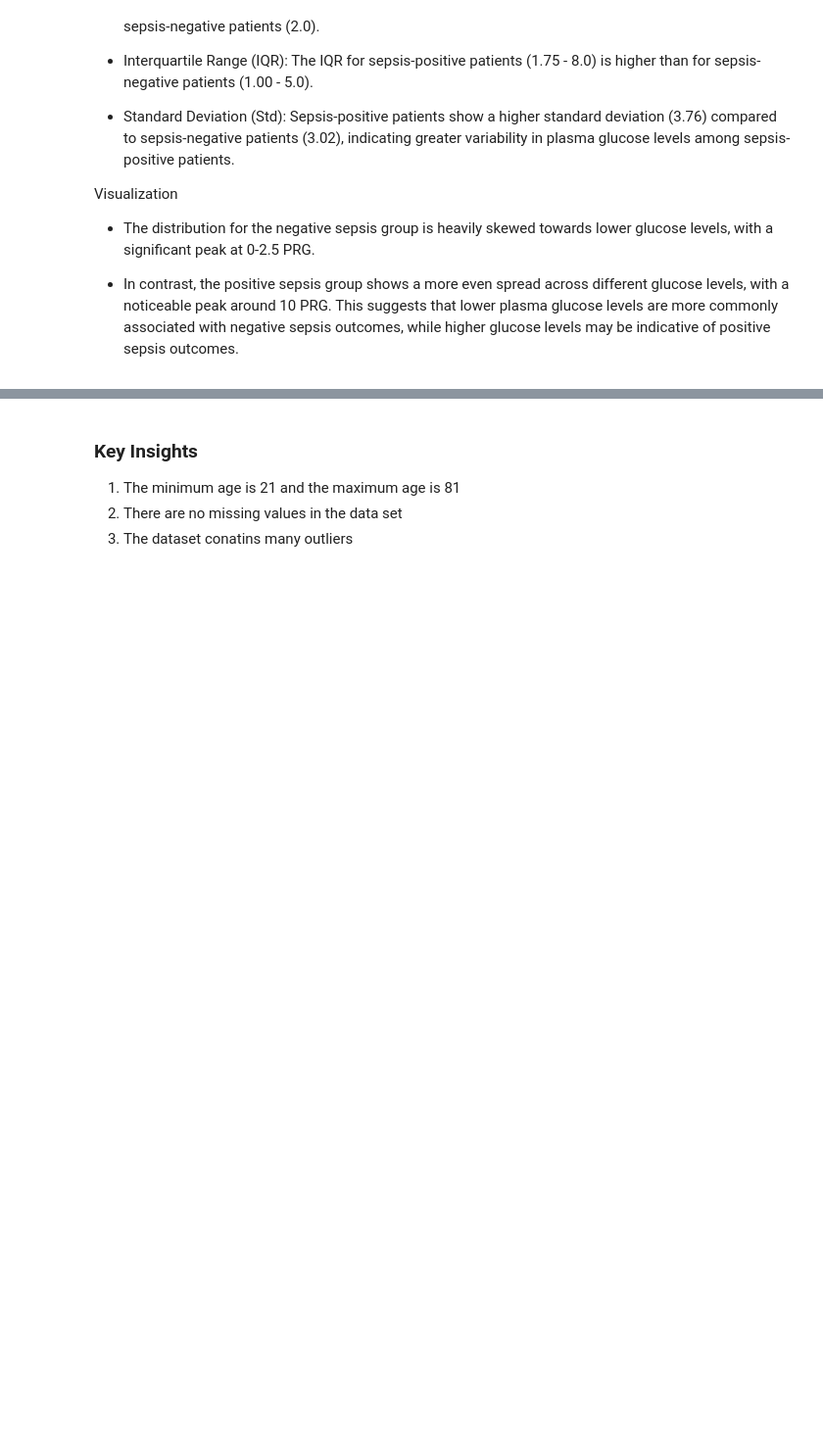
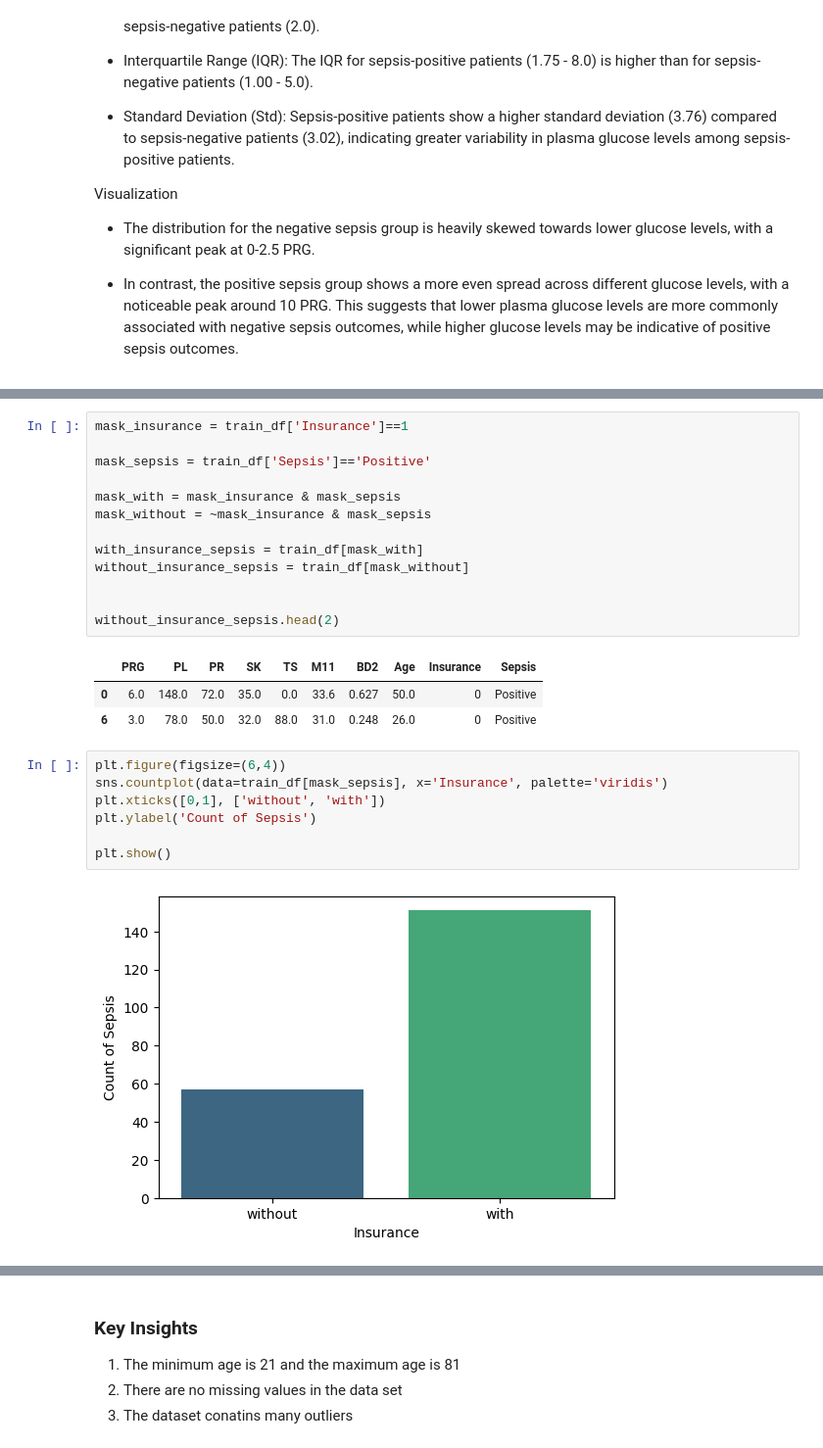
Before and after one commit to valiantezabuku/Building-Machine-Learning-API-s-with-FastAPI-Collabo, a Jupyter notebook: dev/Notebooks/API.ipynb, the cells around one changed output, grey strips where cells are left out. Shown: that part at 98% size. Drawn from its saved outputs; the diff is of its cells as text; blank space fills up the shorter version.

```diff
--- a/dev/Notebooks/API.ipynb
+++ b/dev/Notebooks/API.ipynb
@@ -462,0 +477,26 @@ Visualization
+# %%
+mask_insurance = train_df['Insurance']==1
+
+mask_sepsis = train_df['Sepsis']=='Positive'
+
+mask_with = mask_insurance & mask_sepsis
+mask_without = ~mask_insurance & mask_sepsis
+
+with_insurance_sepsis = train_df[mask_with]
+without_insurance_sepsis = train_df[mask_without]
+
+
+without_insurance_sepsis.head(2)
+# %% [output]
+|  | PRG | PL | PR | SK | TS | M11 | BD2 | Age | Insurance | Sepsis |
+| 0 | 6.0 | 148.0 | 72.0 | 35.0 | 0.0 | 33.6 | 0.627 | 50.0 | 0 | Positive |
+| 6 | 3.0 | 78.0 | 50.0 | 32.0 | 88.0 | 31.0 | 0.248 | 26.0 | 0 | Positive |
+# %%
+plt.figure(figsize=(6,4))
+sns.countplot(data=train_df[mask_sepsis], x='Insurance', palette='viridis')
+plt.xticks([0,1], ['without', 'with'])
+plt.ylabel('Count of Sepsis')
+
+plt.show()
+# %% [output]
+[figure, added]
```
Also changed, not shown: parts of 6 cells of this notebook, 5 other files.
